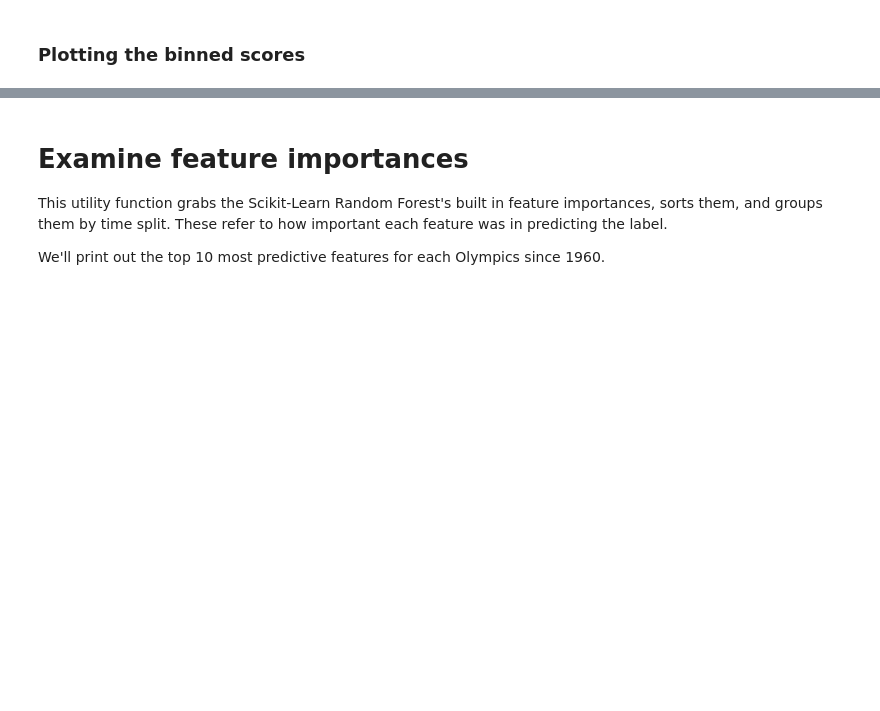
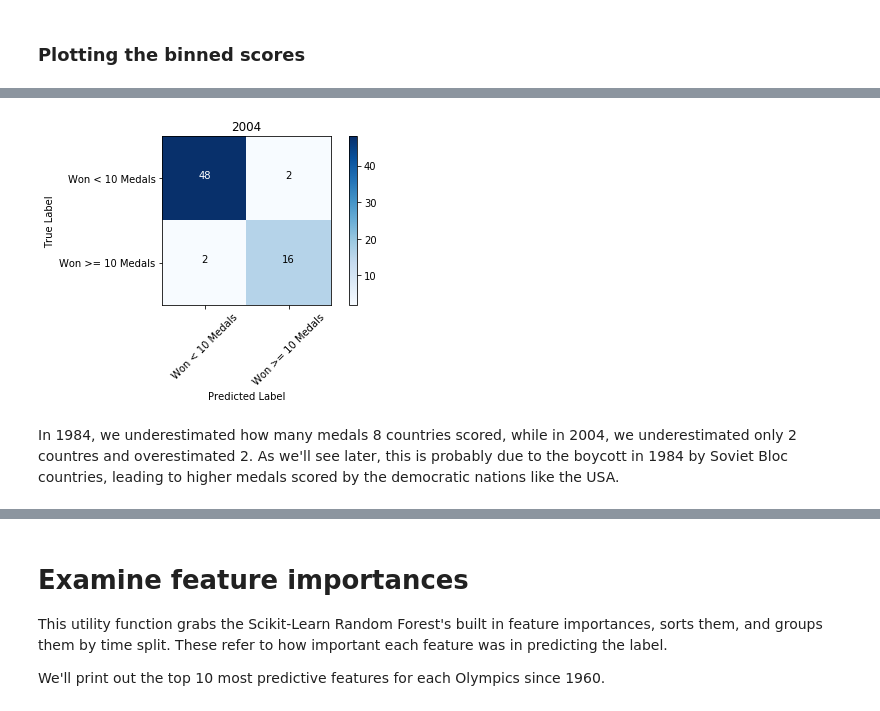
Before and after one commit to alteryx/predict-olympic-medals, a Jupyter notebook: FeaturetoolsPredictiveModelingSimple.ipynb, the cells around one changed output, grey strips where cells are left out. Saved outputs shown, nothing was run; the diff lists cells and outputs as text; code cells hidden in the pictures; blank space fills up the shorter version.

```diff
--- a/FeaturetoolsPredictiveModelingSimple.ipynb
+++ b/FeaturetoolsPredictiveModelingSimple.ipynb
@@ -201,13 +229,8 @@ We'll use stock machine learning algorithms from scikit-learn, as well as an imp
 pipeline_preprocessing = [("imputer",
                            Imputer(missing_values='NaN', strategy="mean", axis=0)),
                           ("scaler", RobustScaler(with_centering=True))]
-
-regression_models = {
-        'rf_regression': RandomForestRegressor(n_estimators=100, n_jobs=-1),
-}
-classification_models = {
-        'rf_clf': RandomForestClassifier(n_estimators=100, n_jobs=-1),
-}
+rf_reg = RandomForestRegressor(n_estimators=100, n_jobs=-1)
+rf_clf = RandomForestClassifier(n_estimators=100, n_jobs=-1)
 # %% [markdown]
 # Time-based cross-validation
 
@@ -300,0 +355,12 @@ Looks like we do better at predicting the low-medaling countries than the high-m
+# %%
+# 2004 = 10th split
+split, year = 10, '2004'
+train, test = splitter.split(X, y_binary)[split]
+pipeline.fit(X[train], y_binary[train])
+y_pred = pipeline.predict(X[test])
+cm = confusion_matrix(y_binary[test], y_pred)
+plot_confusion_matrix(cm, ['Won < 10 Medals', 'Won >= 10 Medals'], title=year)
+# %% [output]
+[figure, added]
+# %% [markdown]
+In 1984, we underestimated how many medals 8 countries scored, while in 2004, we underestimated only 2 countres and overestimated 2. As we'll see later, this is probably due to the boycott in 1984 by Soviet Bloc countries, leading to higher medals scored by the democratic nations like the USA.
```
Also changed, not shown: parts of 39 cells of this notebook, 1 other file.
